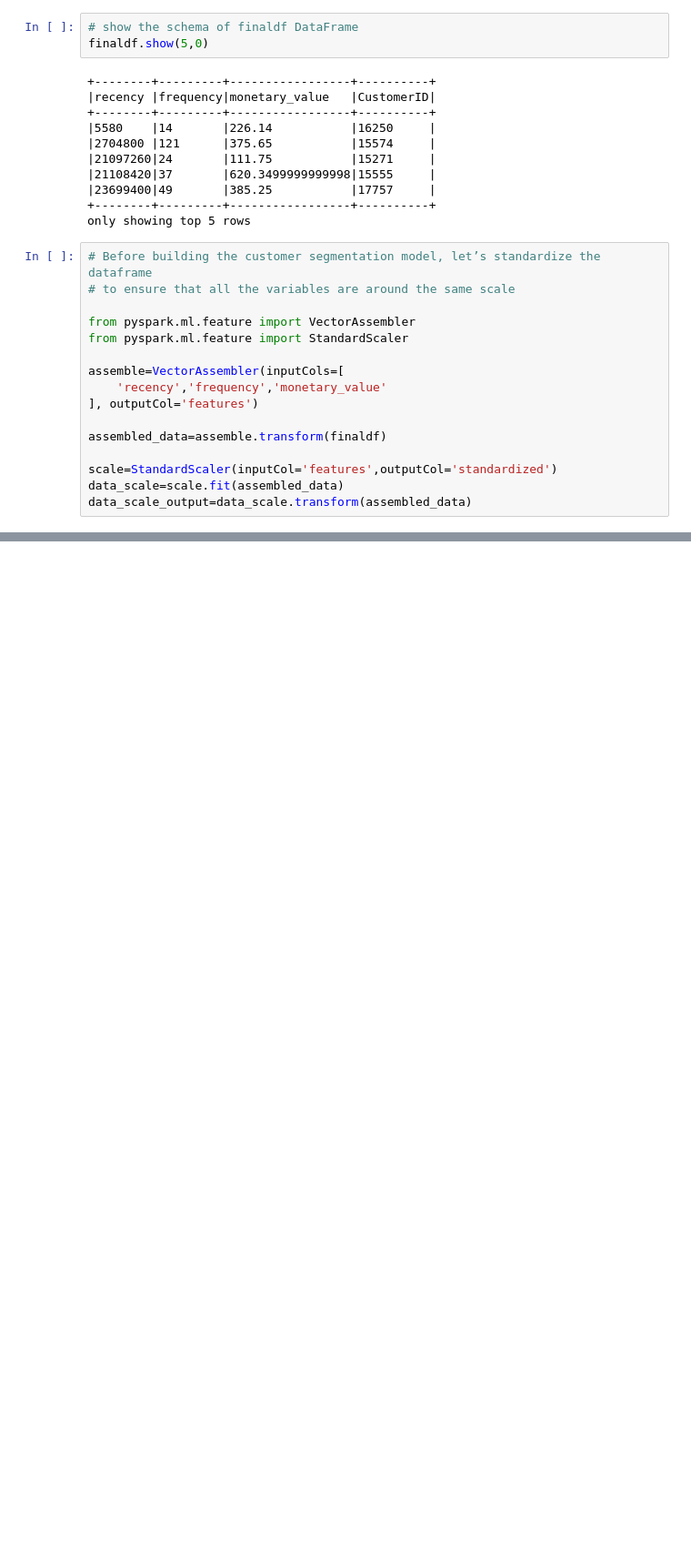
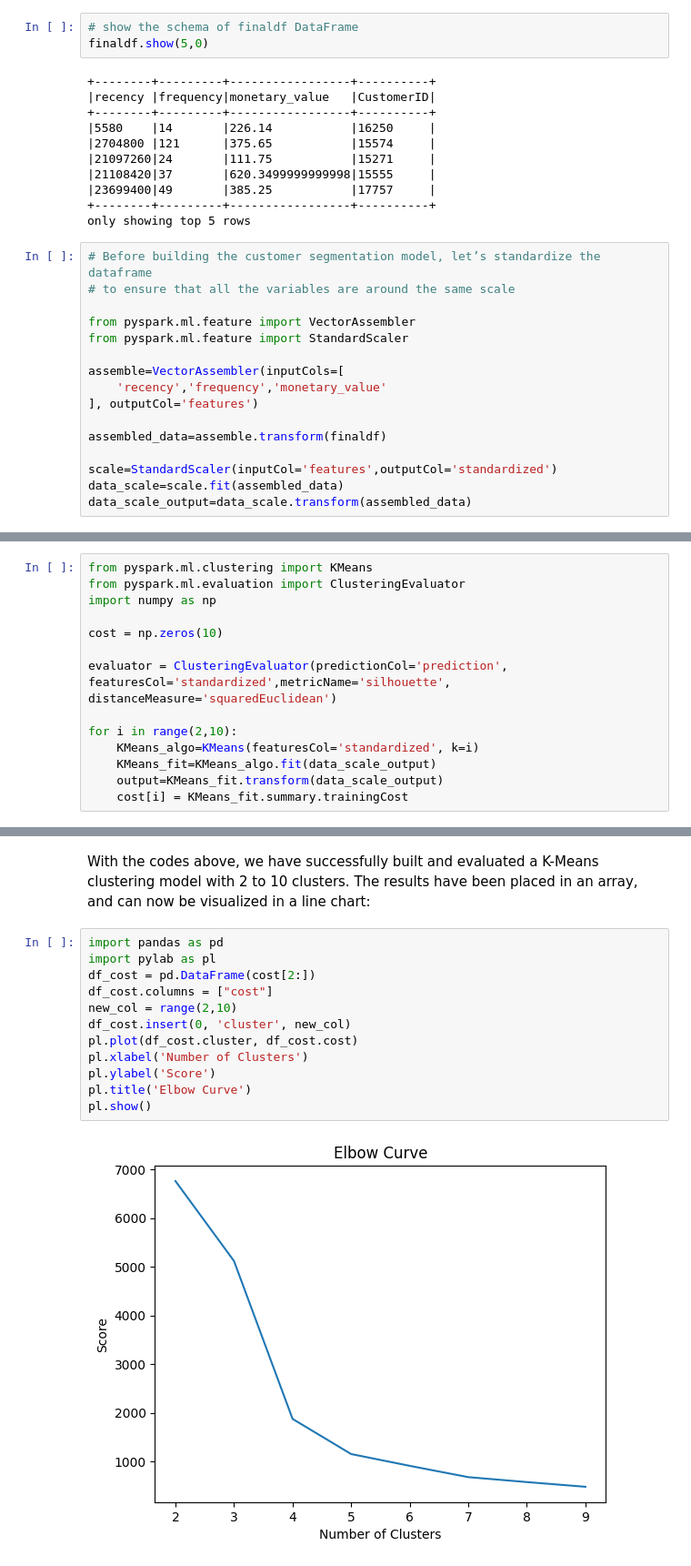
Before and after one commit to mlaiseca3/data_engineering, a Jupyter notebook: pyspark.ipynb, the cells around one changed output, grey strips where cells are left out. Shown at 91% size. Drawn from its saved outputs; the diff is of its cells as text; blank space fills up the shorter version.

Commit message:
built a k means clustering model for predicting where customer belongs in what segment

```diff
--- a/pyspark.ipynb
+++ b/pyspark.ipynb
@@ -320,0 +326,14 @@ data_scale_output=data_scale.transform(assembled_data)
+# %%
+from pyspark.ml.clustering import KMeans
+from pyspark.ml.evaluation import ClusteringEvaluator
+import numpy as np
+
+cost = np.zeros(10)
+
+evaluator = ClusteringEvaluator(predictionCol='prediction', featuresCol='standardized',metricName='silhouette', distanceMeasure='squaredEuclidean')
+
+for i in range(2,10):
+    KMeans_algo=KMeans(featuresCol='standardized', k=i)
+    KMeans_fit=KMeans_algo.fit(data_scale_output)
+    output=KMeans_fit.transform(data_scale_output)
+    cost[i] = KMeans_fit.summary.trainingCost
@@ -320,0 +343,16 @@ data_scale_output=data_scale.transform(assembled_data)
+# %% [markdown]
+With the codes above, we have successfully built and evaluated a K-Means clustering model with 2 to 10 clusters. The results have been placed in an array, and can now be visualized in a line chart:
+# %%
+import pandas as pd
+import pylab as pl
+df_cost = pd.DataFrame(cost[2:])
+df_cost.columns = ["cost"]
+new_col = range(2,10)
+df_cost.insert(0, 'cluster', new_col)
+pl.plot(df_cost.cluster, df_cost.cost)
+pl.xlabel('Number of Clusters')
+pl.ylabel('Score')
+pl.title('Elbow Curve')
+pl.show()
+# %% [output]
+[figure, added]
```
Also changed, not shown: parts of 10 cells of this notebook, 2 other files.
